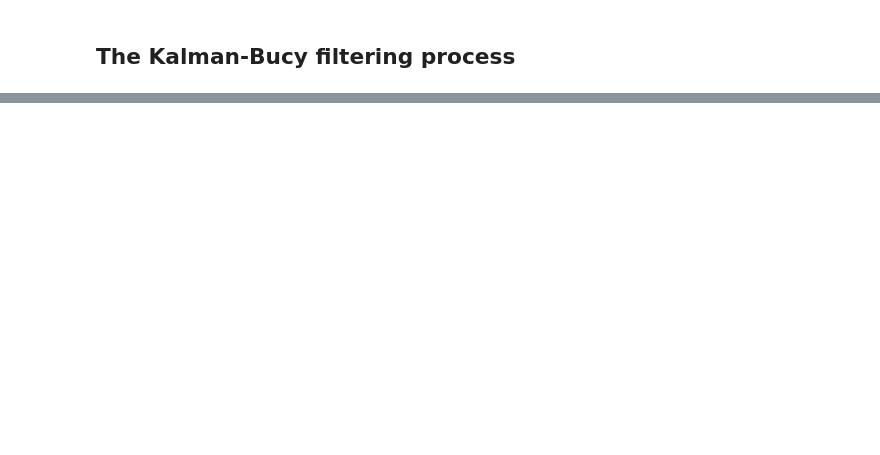
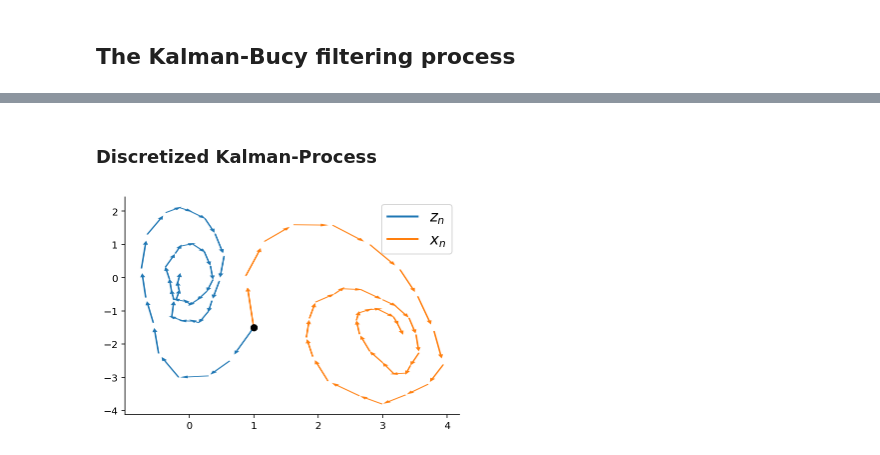
Before and after one commit to gerdm/msc-dissertation, a Jupyter notebook: notebooks/dynamical-systems.ipynb, the cells around one changed output, grey strips where cells are left out. Cells and saved outputs as stored; diff of their text form; code cells hidden in the pictures; blank space fills up the shorter version.

```diff
--- a/notebooks/dynamical-systems.ipynb
+++ b/notebooks/dynamical-systems.ipynb
@@ -158,0 +156,27 @@ for n in range(n_sims):
+# %% [markdown]
+### Discretized Kalman-Process
+# %%
+np.random.seed(314)
+n_sims, n_steps = 10, 40
+T = 5
+sol = kalman_bucy(z0, A, C, Γ, Σ, n_sims, n_steps, T)
+# %%
+# The target simulation to show
+Xrand = sol[:, 1, :].T
+label_targets = [0, 2, 5, 10, 20, 45]
+
+plt.plot(*Xrand[0].T, marker="o", linewidth=0, c="black")
+
+for n in range(n_steps - 1):
+    Z0, X0 = Xrand[n, :2], Xrand[n, 2:]
+    Z1, X1 = Xrand[n + 1, :2], Xrand[n + 1, 2:]
+    Δx = X1 - X0
+    Δz = Z1 - Z0
+    plt.arrow(*Z0, *Δz * 0.7, head_width=0.08, edgecolor="None", width=0.025)
+    plt.arrow(*X0, *Δx * 0.7, head_width=0.08, edgecolor="None", width=0.025,
+              facecolor="tab:orange")
+
+plt.legend(custom_lines, ["$z_n$", "$x_n$"], prop={"size": 15}, loc="upper right")
+# plt.savefig("../figures/hidden-stochastic-dynamical-system.pdf")
+# %% [output]
+[figure, added]
```
Also changed, not shown: parts of 11 cells of this notebook.
